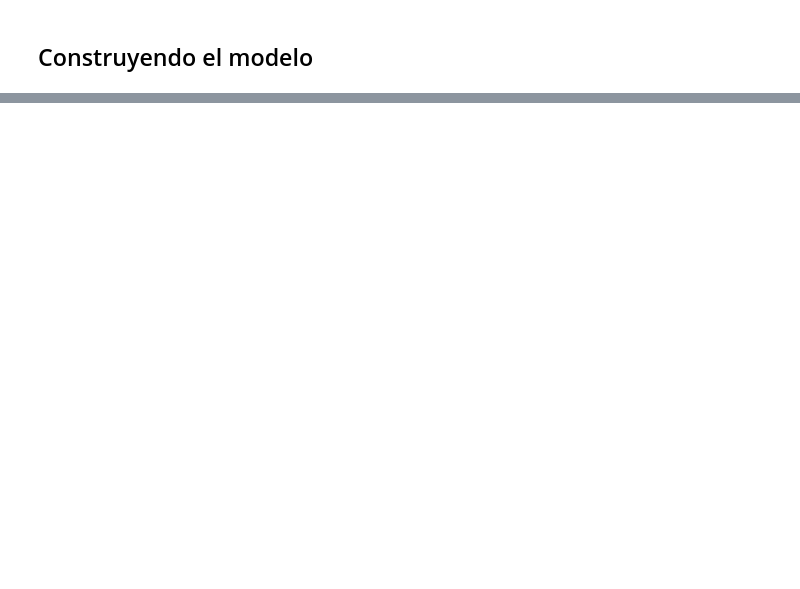
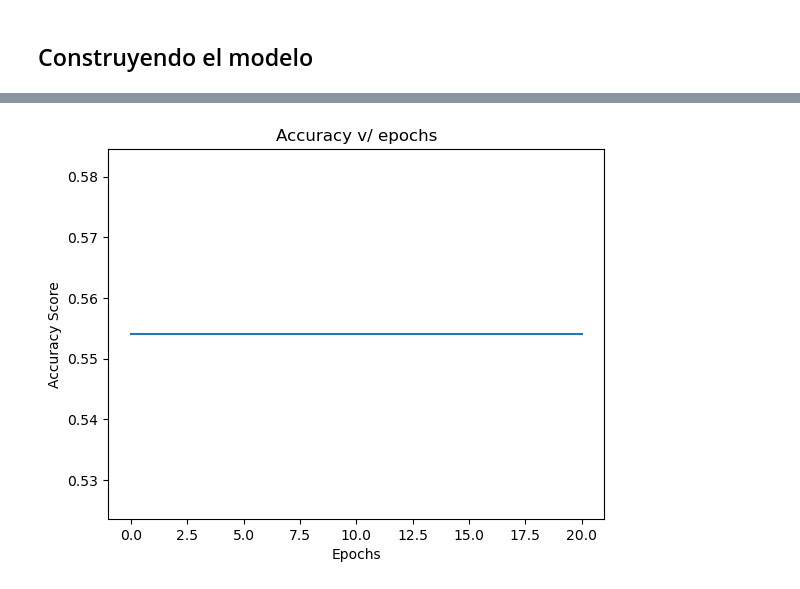
Before and after one commit to nsalazarv/msds_NN, a Jupyter notebook: MLP Classifier/mlp_aerolineas.ipynb, the cells around one changed output, grey strips where cells are left out. Cells and saved outputs as stored; diff of their text form; code cells hidden in the pictures; blank space fills up the shorter version.

```diff
--- a/MLP Classifier/mlp_aerolineas.ipynb
+++ b/MLP Classifier/mlp_aerolineas.ipynb
@@ -170,4 +171,4 @@ See the caveats in the documentation: https://pandas.pydata.org/pandas-docs/stab
 # %%
 y = data['Delay']
 # %%
-x_train,x_test,y_train,y_test=train_test_split(x,y,test_size=0.3)
+x_train,x_test,y_train,y_test=train_test_split(x,y,test_size=0.2)
@@ -342,0 +201,7 @@ print("Test Accuracy:{0:.2f}".format(testing_accuracy[-1]))
+# %%
+inputs = keras.Input(shape = (7,), name = "delays")
+x1 = layers.Dense(15, activation = "relu", name = "dense_1")(inputs)
+x2 = layers.Dense(5, activation = "relu", name = "dense_2")(x1)
+outputs = layers.Dense(1, activation = "sigmoid", name = "predictions")(x2)
+
+model = keras.Model(inputs = inputs, outputs = outputs)
@@ -342,0 +215,14 @@ print("Test Accuracy:{0:.2f}".format(testing_accuracy[-1]))
+# %%
+model.compile(
+    optimizer=keras.optimizers.RMSprop(learning_rate = starter_learning_rate),
+    loss=keras.losses.MeanSquaredError(),
+    metrics=[keras.metrics.SparseCategoricalAccuracy(), keras.metrics.Precision(), keras.metrics.Recall()],
+)
+# %%
+print("Fit model on training data")
+history = model.fit(
+    x_train,
+    y_train,
+    batch_size = 500,
+    epochs=21,
+)
@@ -342,0 +251,11 @@ print("Test Accuracy:{0:.2f}".format(testing_accuracy[-1]))
+# %%
+history.history['sparse_categorical_accuracy']
+history.epoch
+
+plt.plot(history.epoch, history.history['sparse_categorical_accuracy'])
+plt.title('Accuracy v/ epochs')
+plt.ylabel('Accuracy Score')
+plt.xlabel('Epochs')
+plt.show()
+# %% [output]
+[figure, added]
```
Also changed, not shown: parts of 21 cells of this notebook.
